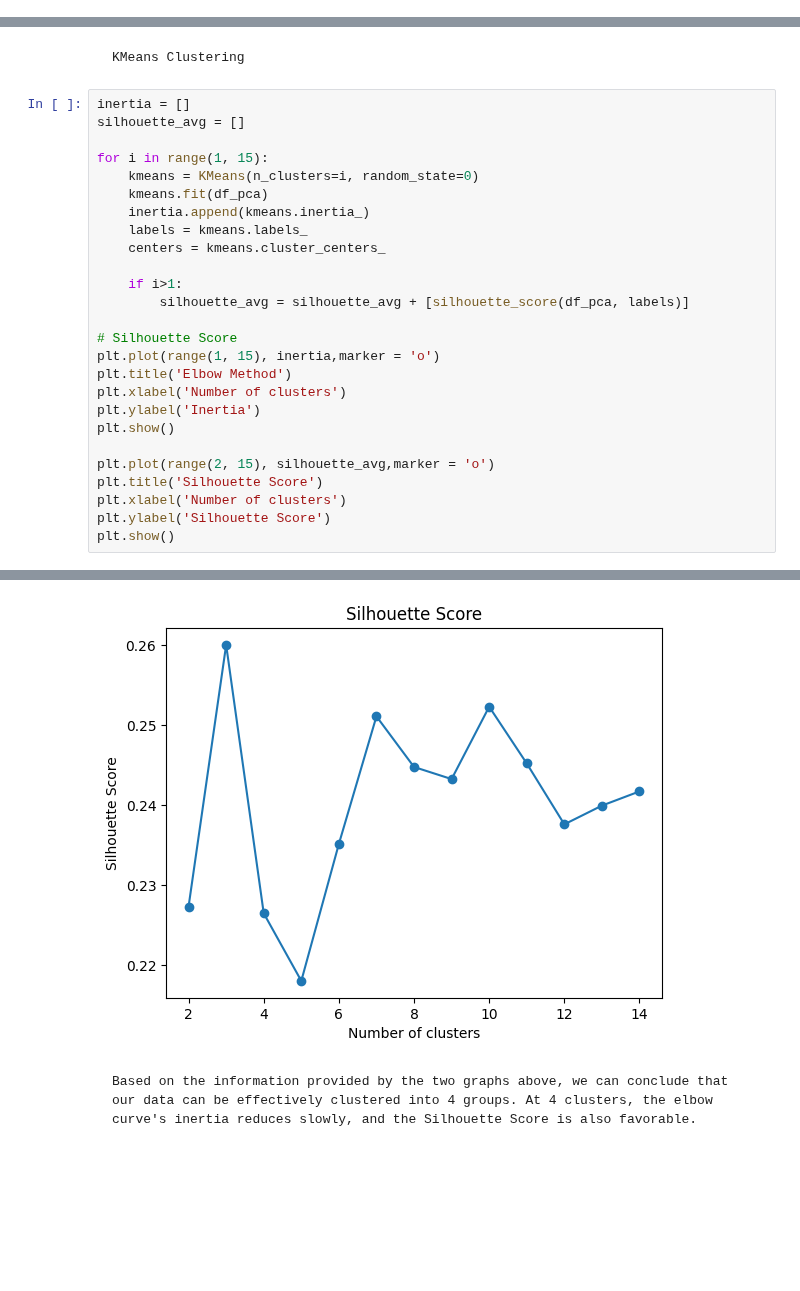
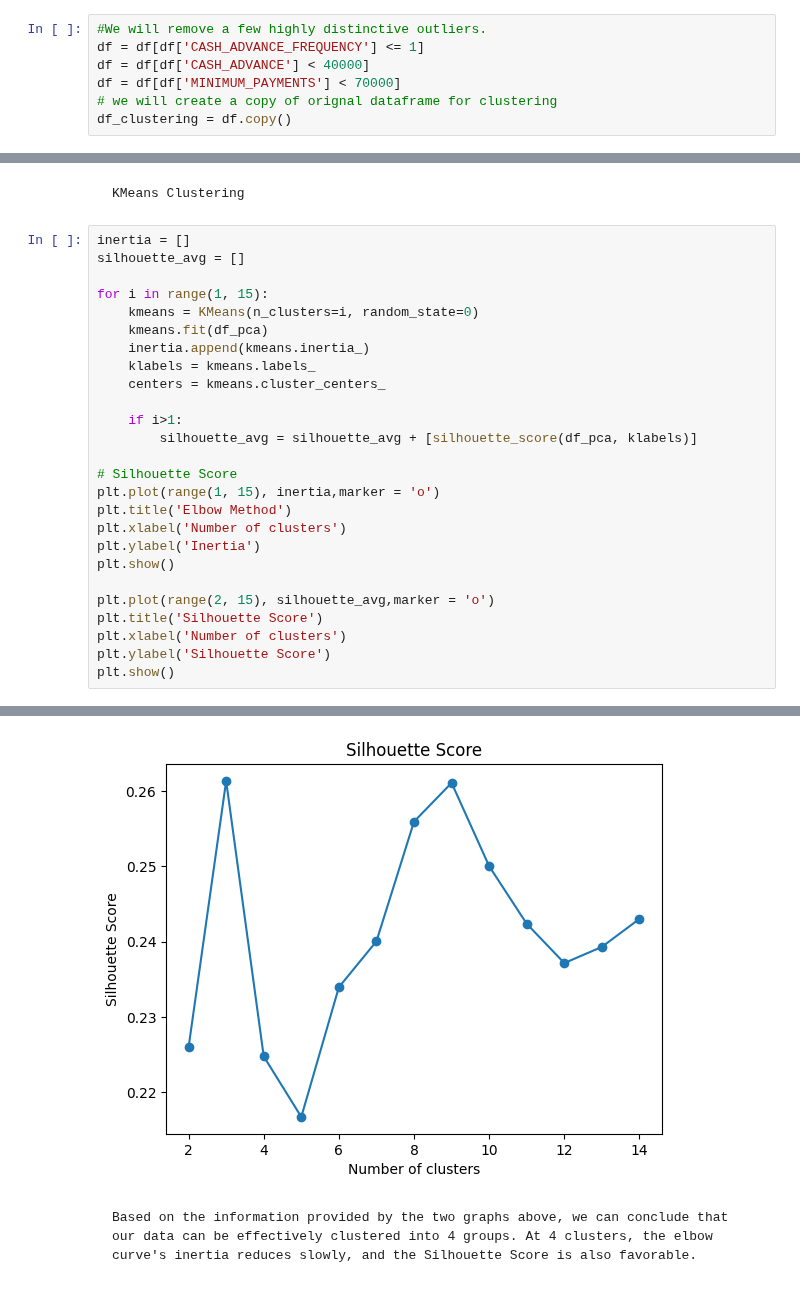
Before and after one commit to jreid94/schulich_data_science, a Jupyter notebook: Data Science 2/Assignments/SUP_clustering_assignment_2.ipynb, the cells around one changed output, grey strips where cells are left out. Cells and saved outputs as stored; diff of their text form; blank space fills up the shorter version.

```diff
--- a/Data Science 2/Assignments/SUP_clustering_assignment_2.ipynb
+++ b/Data Science 2/Assignments/SUP_clustering_assignment_2.ipynb
@@ -148,3 +144,10 @@ plt.show()
+# %%
+#We will remove a few highly distinctive outliers.
+df = df[df['CASH_ADVANCE_FREQUENCY'] <= 1]
+df = df[df['CASH_ADVANCE'] < 40000]
+df = df[df['MINIMUM_PAYMENTS'] < 70000]
+# we will create a copy of orignal dataframe for clustering
+df_clustering = df.copy()
 # %% [markdown]
 ## EDA
 # %% [markdown]
@@ -391,11 +402,11 @@ for i in range(1, 15):
     kmeans = KMeans(n_clusters=i, random_state=0)
     kmeans.fit(df_pca)
     inertia.append(kmeans.inertia_)
-    labels = kmeans.labels_
+    klabels = kmeans.labels_
     centers = kmeans.cluster_centers_
 
     if i>1:
-        silhouette_avg = silhouette_avg + [silhouette_score(df_pca, labels)]
+        silhouette_avg = silhouette_avg + [silhouette_score(df_pca, klabels)]
 
 # Silhouette Score
 plt.plot(range(1, 15), inertia,marker = 'o')
@@ -414,3 +425,3 @@ plt.show()
-[figure, old version]
+[figure, new version]
 # %% [markdown]
     Based on the information provided by the two graphs above, we can conclude that our data can be effectively clustered into 4 groups. At 4 clusters, the elbow curve's inertia reduces slowly, and the Silhouette Score is also favorable.
```
Also changed, not shown: parts of 36 cells of this notebook, 1 other file.
